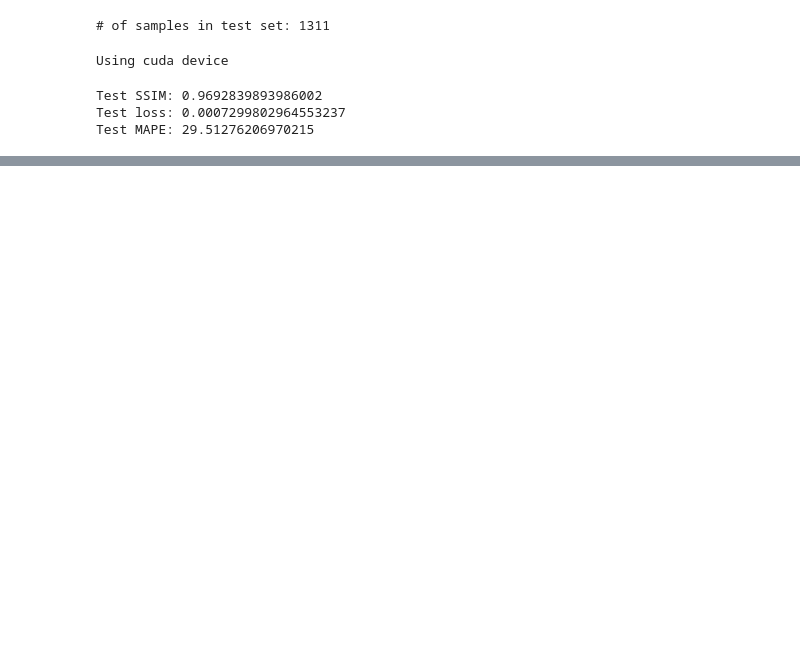
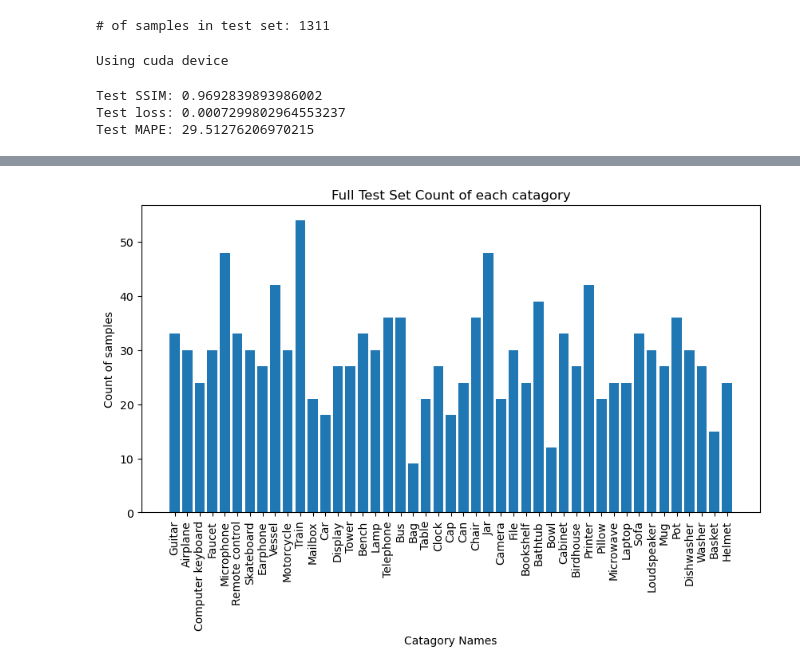
Before and after one commit to kane1204/Object-Thickness-Estimation-Network, a Jupyter notebook: test_model_balanced.ipynb, the cells around one changed output, grey strips where cells are left out. Saved outputs shown, nothing was run; the diff lists cells and outputs as text; code cells hidden in the pictures; blank space fills up the shorter version.

```diff
--- a/test_model_balanced.ipynb
+++ b/test_model_balanced.ipynb
@@ -209,3 +218,23 @@ fig.savefig("figs\\full\\mean_loss_of_each_catagory.pdf", bbox_inches='tight')
+# %%
+# plot count of each catgory, sorted by the acending mean loss dict
+# catagory_lens sorted by the mean loss dictionary catagory_mean_losses
+
+catagory_lens = {k: v for k, v in sorted(catagory_lens.items(), key=lambda item: catagory_mean_losses[item[0]])}
+
+fig = plt.figure(figsize=(10, 5))
+plt.title("Full Test Set Count of each catagory")
+plt.xlabel("Catagory Names")
+plt.ylabel("Count of samples")
+
+plt.bar(catagory_lens.keys(), catagory_lens.values())
+plt.xticks(rotation=90)
+# using thickness_dataset.labels to get the catagory name strings for the xticks
+plt.xticks(list(catagory_lens.keys()), [thickness_dataset.labels[i].split(',')[0].capitalize() for i in catagory_lens.keys()])
+plt.show()
+# save as pdf
+fig.savefig("figs\\full\\count_of_each_catagory.pdf", bbox_inches='tight')
+# %% [output]
+[figure, added]
 # %%
 with torch.no_grad():
     for data in test_dataloader:
```
Also changed, not shown: parts of 2 cells of this notebook, 2 other files.
